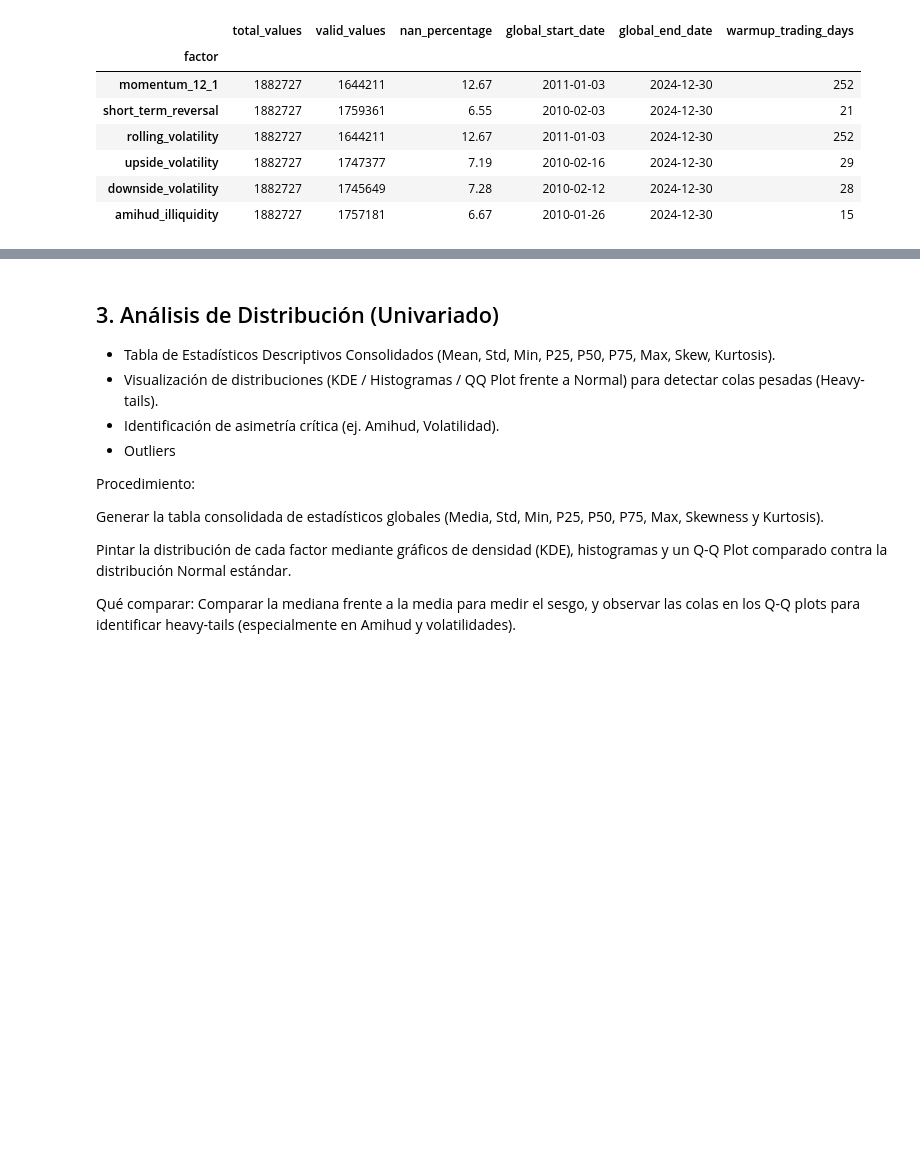
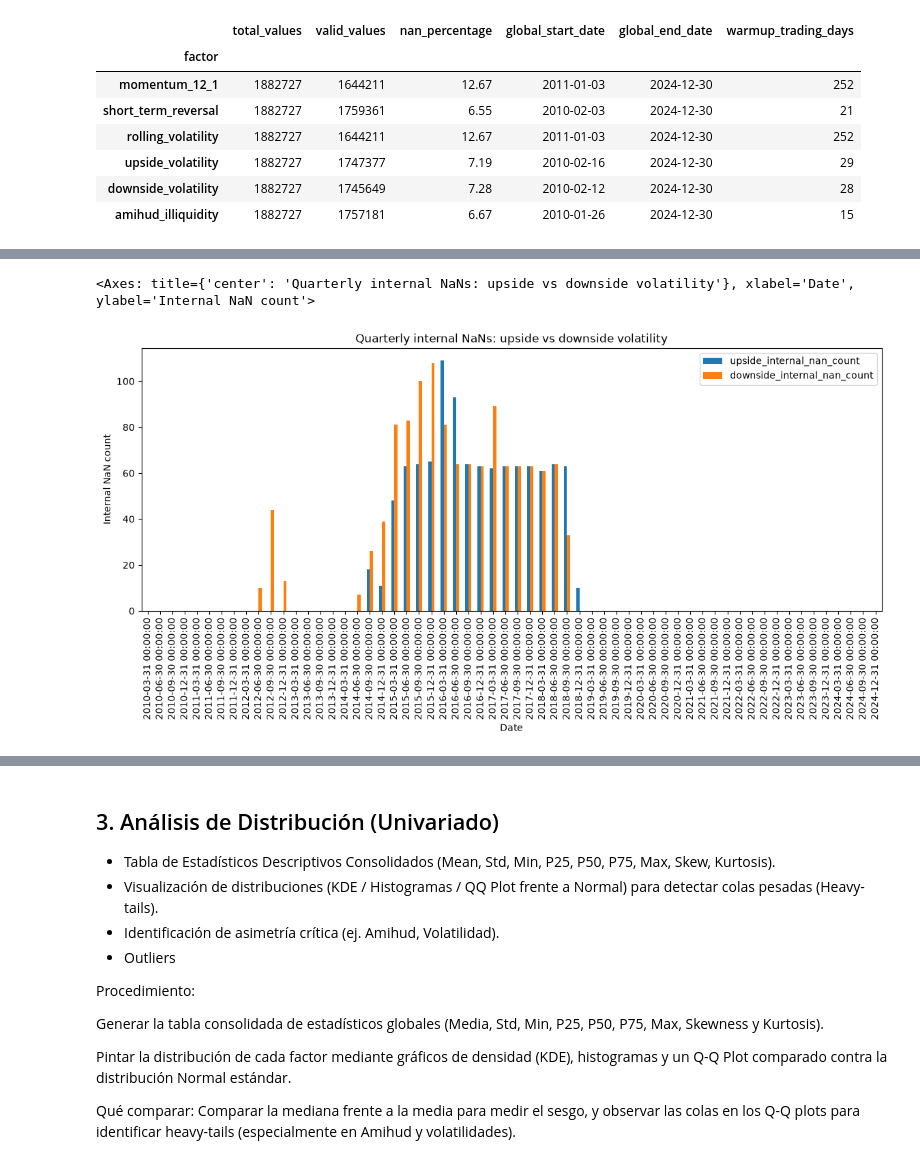
Before and after one commit to PalaciosDaniel/quant-portfolio-project, a Jupyter notebook: notebooks/04_factor_validation.ipynb, the cells around one changed output, grey strips where cells are left out. Cells and saved outputs as stored; diff of their text form; code cells hidden in the pictures; blank space fills up the shorter version.

```diff
--- a/notebooks/04_factor_validation.ipynb
+++ b/notebooks/04_factor_validation.ipynb
@@ -155,0 +262,22 @@ nans_after_first_valid
+# %%
+from src.analysis.factor_diagnostics import internal_nans_by_quarter
+
+upside_quarterly = internal_nans_by_quarter(upside_volatility).add_prefix("upside_")
+downside_quarterly = internal_nans_by_quarter(downside_volatility).add_prefix("downside_")
+
+volatility_nan_comparison = pd.concat(
+    [upside_quarterly, downside_quarterly],
+    axis=1,
+)
+
+volatility_nan_comparison[
+    ["upside_internal_nan_count", "downside_internal_nan_count"]
+].plot(
+    kind="bar",
+    figsize=(14, 5),
+    ylabel="Internal NaN count",
+    title="Quarterly internal NaNs: upside vs downside volatility",
+)
+# %% [output]
+<Axes: title={'center': 'Quarterly internal NaNs: upside vs downside volatility'}, xlabel='Date', ylabel='Internal NaN count'>
+[figure, added]
```
Also changed, not shown: parts of 24 cells of this notebook, 4 other files.
